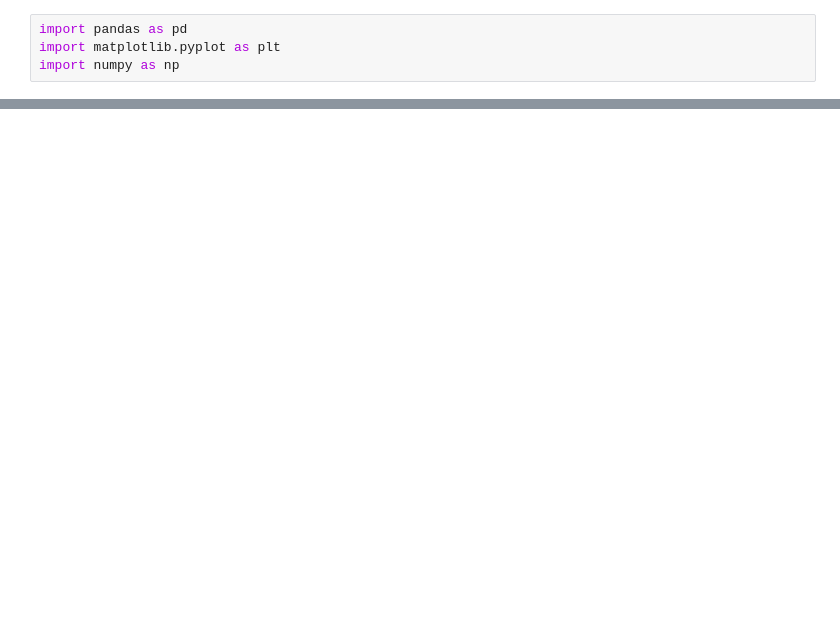
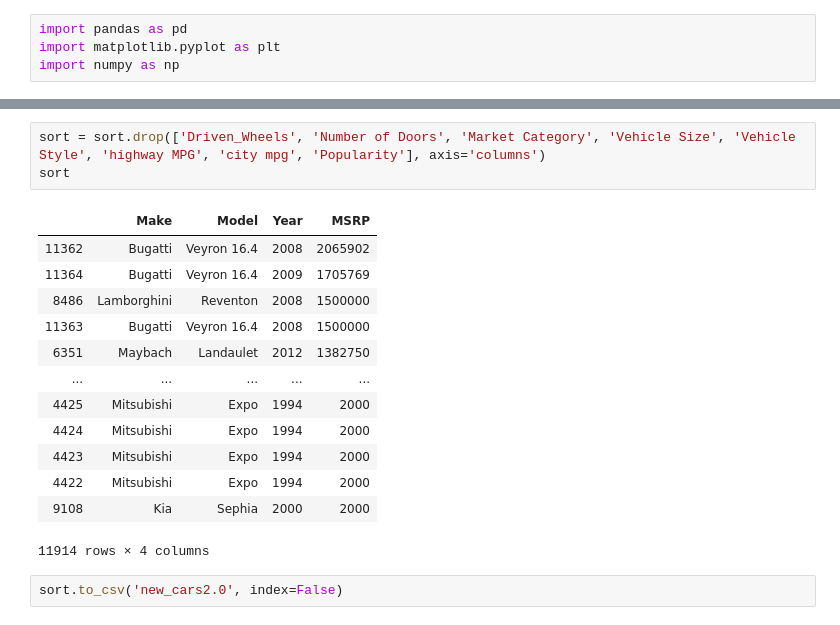
Before and after one commit to chadgielow/ETL_project, a Jupyter notebook: Karl/New_cars.ipynb, the cells around one changed output, grey strips where cells are left out. Saved outputs shown, nothing was run; the diff lists cells and outputs as text; blank space fills up the shorter version.

```diff
--- a/Karl/New_cars.ipynb
+++ b/Karl/New_cars.ipynb
@@ -37,0 +55,19 @@ sort.head(12)
+# %%
+sort = sort.drop(['Driven_Wheels', 'Number of Doors', 'Market Category', 'Vehicle Size', 'Vehicle Style', 'highway MPG', 'city mpg', 'Popularity'], axis='columns')
+sort
+# %% [output]
+|  | Make | Model | Year | MSRP |
+| 11362 | Bugatti | Veyron 16.4 | 2008 | 2065902 |
+| 11364 | Bugatti | Veyron 16.4 | 2009 | 1705769 |
+| 8486 | Lamborghini | Reventon | 2008 | 1500000 |
+| 11363 | Bugatti | Veyron 16.4 | 2008 | 1500000 |
+| 6351 | Maybach | Landaulet | 2012 | 1382750 |
+| ... | ... | ... | ... | ... |
+| 4425 | Mitsubishi | Expo | 1994 | 2000 |
+| 4424 | Mitsubishi | Expo | 1994 | 2000 |
+| 4423 | Mitsubishi | Expo | 1994 | 2000 |
+| 4422 | Mitsubishi | Expo | 1994 | 2000 |
+| 9108 | Kia | Sephia | 2000 | 2000 |
+11914 rows × 4 columns
+# %%
+sort.to_csv('new_cars2.0', index=False)
```
Also changed, not shown: parts of 2 cells of this notebook, 2 other files.
